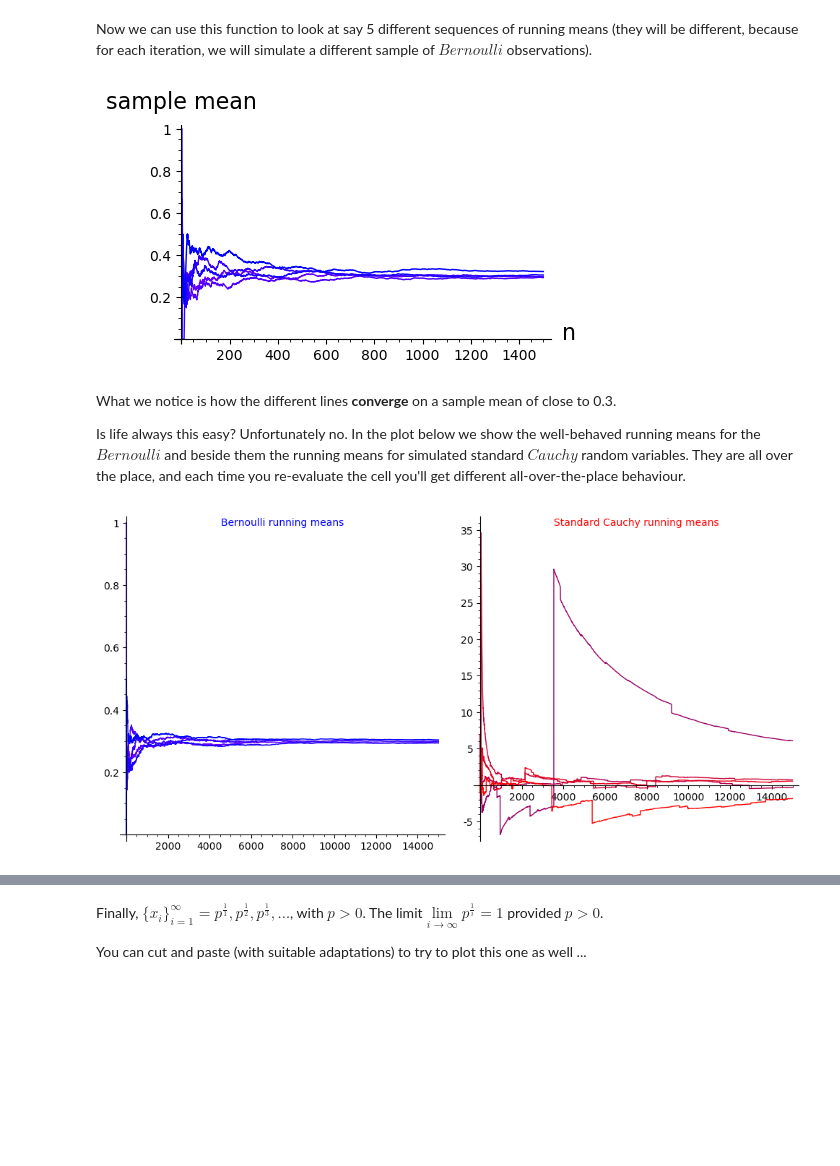
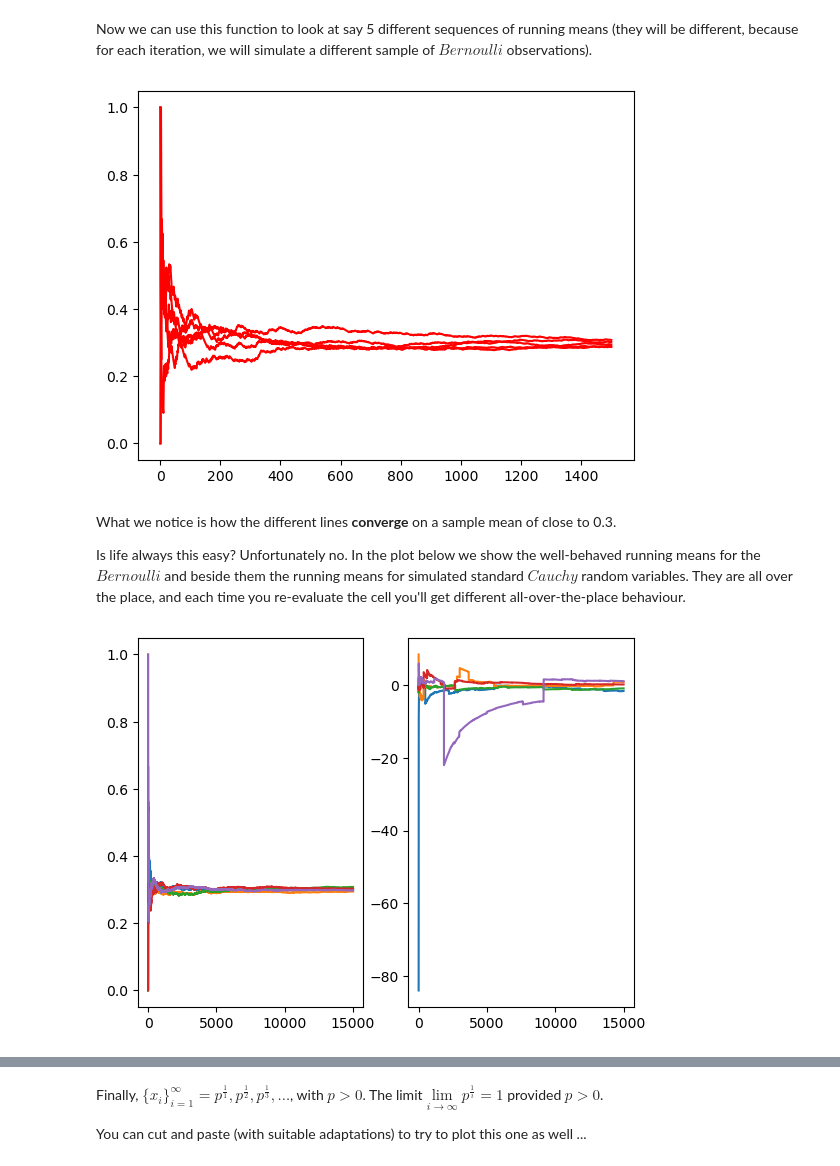
Before and after one commit to datascience-intro/1MS041-2022, a Jupyter notebook: notebooks/05-Limits.ipynb, the cells around one changed output, grey strips where cells are left out. Cells and saved outputs as stored; diff of their text form; code cells hidden in the pictures; blank space fills up the shorter version.

```diff
--- a/notebooks/05-Limits.ipynb
+++ b/notebooks/05-Limits.ipynb
@@ -258,24 +255,21 @@ def bernoulliSecretThetaRunningMeans(n, mySeed = None):
     from pylab import cumsum # we can import in the middle of code
     csSample = list(cumsum(sample))
     samplesizes = range(1, n+1,1)
-    return [RR(csSample[i])/samplesizes[i] for i in range(n)]
+    return [(csSample[i])/samplesizes[i] for i in range(n)]
 # %% [markdown]
 Now we can use this function to look at say 5 different sequences of running means (they will be different, because for each iteration, we will simulate a different sample of $Bernoulli$ observations).
 # %%
+import matplotlib.pyplot as plt
 nToGenerate = 1500
 iterations = 5
 xvalues = range(1, nToGenerate+1,1)
 for i in range(iterations):
     redshade = 0.5*(iterations - 1 - i)/iterations # to get different colours for the lines
     bRunningMeans = bernoulliSecretThetaRunningMeans(nToGenerate)
     pts = zip(xvalues,bRunningMeans)
-    if (i == 0):
-        p = line(pts, rgbcolor = (redshade,0,1))
-    else:
-        p += line(pts, rgbcolor = (redshade,0,1))
-show(p, figsize=[5,3], axes_labels=['n','sample mean'])
+    plt.plot(xvalues,bRunningMeans,color='red')
 # %% [output]
-[figure, old version]
+[figure, new version]
 # %% [markdown]
 What we notice is how the different lines **converge** on a sample mean of close to 0.3.
 
@@ -284,7 +278,6 @@ Is life always this easy?  Unfortunately no.  In the plot below we show the well
 nToGenerate = 15000
 iterations = 5
 g = twoRunningMeansPlot(nToGenerate, iterations) # uses above function to make plot
-show(g,figsize=[10,5])
 # %% [output]
-[figure, old version]
+[figure, new version]
 # %% [markdown]
```
Also changed, not shown: parts of 36 cells of this notebook, 7 other files.
